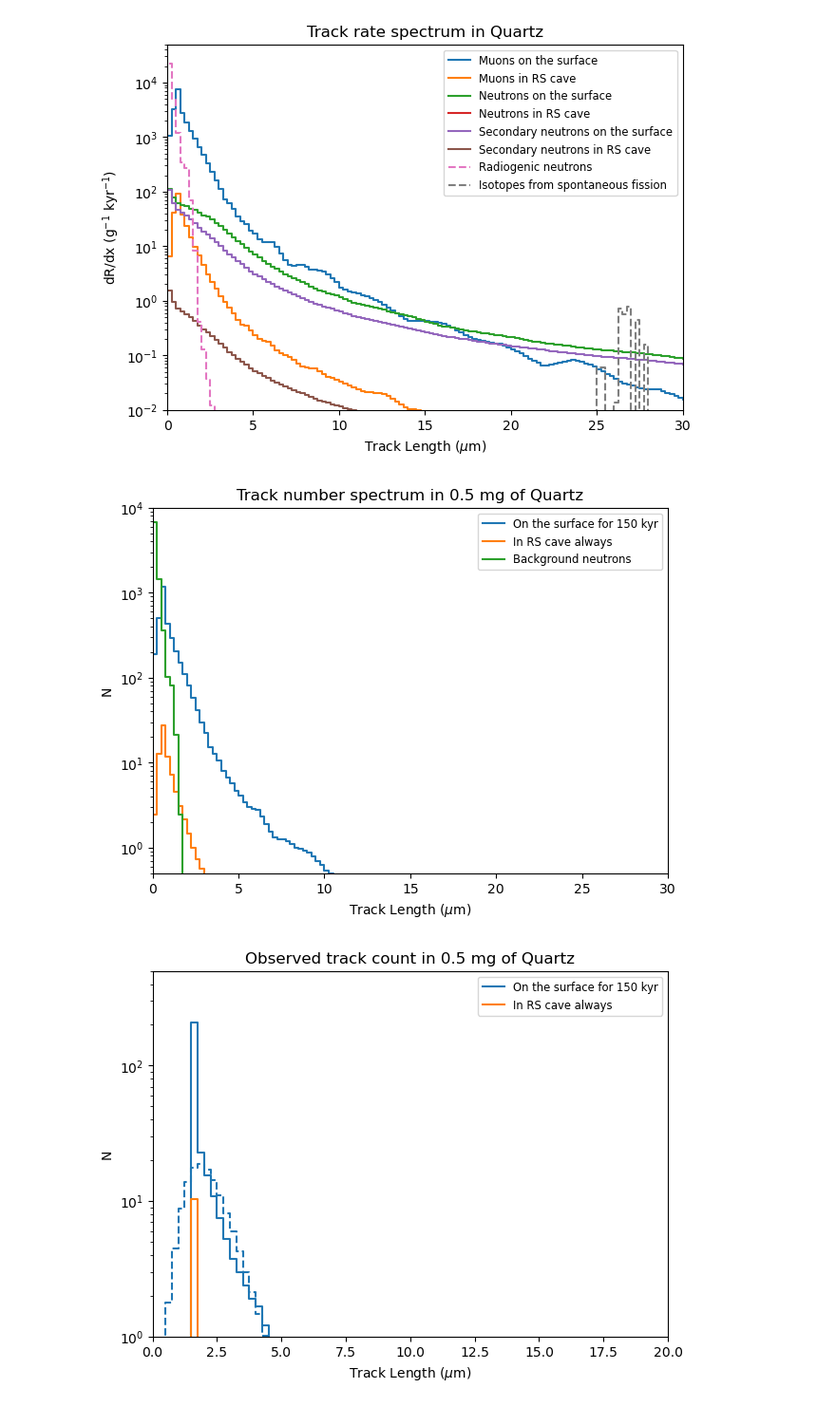
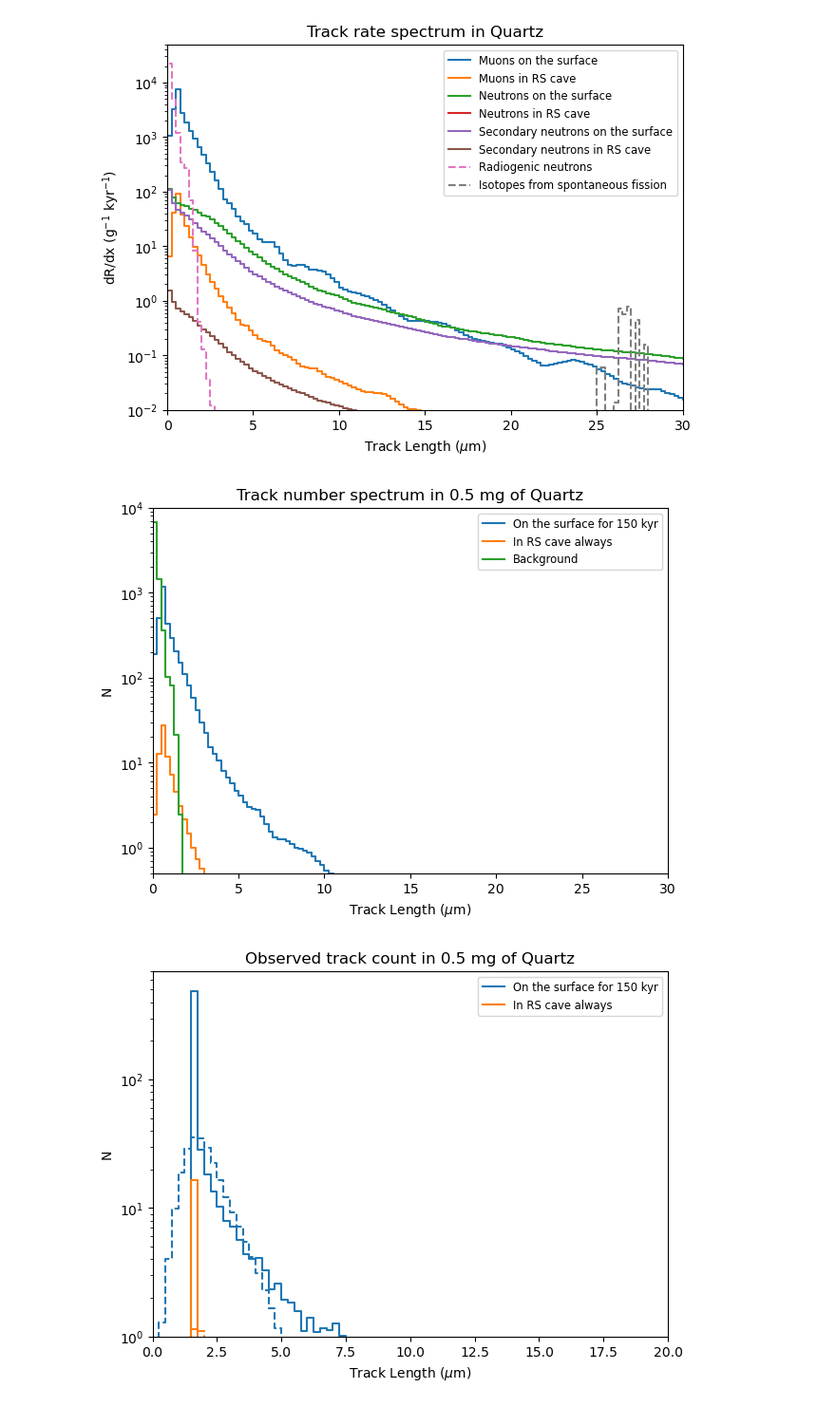
Before and after one commit to cgalelli/PrimusCode, a Jupyter notebook: RSC_analysis.ipynb, the cells around one changed output. Shown at 95% size. Cells and saved outputs as stored; diff of their text form; code cells hidden in the pictures.

Commit message:
New slice

```diff
--- a/RSC_analysis.ipynb
+++ b/RSC_analysis.ipynb
@@ -192,7 +201,7 @@ fig, ax = plt.subplots(figsize=[7, 5])
 ax.step(x_mids/1000., (tracks_up+neutron_tracks_up+neutron_s_tracks_up)*1e-3*1.5e2 + (tracks_down+neutron_s_tracks_down)*1e-3*1.5e2, label='On the surface for 150 kyr', where='mid')
 ax.step(x_mids/1000., (tracks_down+neutron_s_tracks_down)*1e-3*3e2, label='In RS cave always', where='mid')
 
-ax.step(x_mids/1000., radiogenic_n_tracks*1e-3*3e2, label='Background neutrons', where='mid')
+ax.step(x_mids/1000., (radiogenic_n_tracks+tracks_fission)*1e-3*3e2, label='Background', where='mid')
 
 ax.set_yscale("log")
 #ax.set_xscale("log")
@@ -205,12 +214,12 @@ ax.legend(fontsize='small', loc='upper right')
 plt.savefig("Plots/RSC_example.png", dpi=500)
 plt.show()
 # %% [output]
-[figure, old version]
+[figure, new version]
 # %%
-sliced_up = slice_spectrum(x_bins, (tracks_up+neutron_tracks_up+neutron_s_tracks_up)*1e-3*1.5e2 + (tracks_down+neutron_s_tracks_down)*1e-3*1.5e2, bulk_etching_depth=1000, pit_width=1500.)
-sliced_down = slice_spectrum(x_bins, (tracks_up+neutron_tracks_up+neutron_s_tracks_up)*1e-3*0e2 + (tracks_down+neutron_s_tracks_down)*1e-3*3e2, bulk_etching_depth=1000, pit_width=1500.)
+sliced_up = slice_spectrum(x_bins, (tracks_up+neutron_tracks_up+neutron_s_tracks_up)*1e-3*1.5e2 + (tracks_down+neutron_s_tracks_down)*1e-3*1.5e2, pit_width=1500.)
+sliced_down = slice_spectrum(x_bins, (tracks_up+neutron_tracks_up+neutron_s_tracks_up)*1e-3*0e2 + (tracks_down+neutron_s_tracks_down)*1e-3*3e2, pit_width=1500.)
 
-sliced_bkg = slice_spectrum(x_bins, tracks_fission*1e-3*3e2 + radiogenic_n_tracks*1e-3*3e2, bulk_etching_depth=1000, pit_width=1500.)
+sliced_bkg = slice_spectrum(x_bins, tracks_fission*1e-3*3e2 + radiogenic_n_tracks*1e-3*3e2, pit_width=1500.)
 # %%
 counts_with_efficiency_up = detection_model_efficiency(x_bins, sliced_up, 0.66, 0.88, 2500., 500., 1500., meas_error=500.)
 counts_with_efficiency_down = detection_model_efficiency(x_bins, sliced_down, 0.66, 0.88, 2500., 500., 1500., meas_error=500.)
@@ -218,24 +227,24 @@ counts_with_efficiency_bkg = detection_model_efficiency(x_bins, sliced_bkg, 0.66
 # %%
 fig, ax = plt.subplots(figsize=[7, 5])
 
 ax.step(x_mids/1000., counts_with_efficiency_up + counts_with_efficiency_bkg, color = 'C0', linestyle = '--', where='mid')
 ax.step(x_mids/1000., counts_with_efficiency_down + counts_with_efficiency_bkg, color = 'C1', linestyle = '--', where='mid')
 
 ax.step(x_mids/1000., sliced_up + sliced_bkg, color = 'C0', linestyle = '-', label='On the surface for 150 kyr', where='mid')
 ax.step(x_mids/1000., sliced_down + sliced_bkg, color = 'C1', linestyle = '-', label='In RS cave always', where='mid')
 
 ax.set_yscale("log")
 #ax.set_xscale("log")
 ax.set_xlabel(r"Track Length ($\mu$m)")
 ax.set_ylabel(r"N")
 ax.set_title(f"Observed track count in 0.5 mg of {mineral_name}")
-ax.set_ylim(1, 5e2)
+ax.set_ylim(1, 7e2)
 ax.set_xlim(0., 20.)
 ax.legend(fontsize='small', loc='upper right')
 plt.savefig("Plots/RSC_obs.png", dpi=500)
 plt.show()
 # %% [output]
-[figure, old version]
+[figure, new version]
 # %%
 print(f'Expected counts with efficiency: {np.sum(counts_with_efficiency_down + counts_with_efficiency_bkg)} in the "down" scenario, {np.sum(counts_with_efficiency_up + counts_with_efficiency_bkg)} in the "up" scenario.')
 # %% [output]
```
Also changed, not shown: parts of 8 cells of this notebook, 1 other file.
